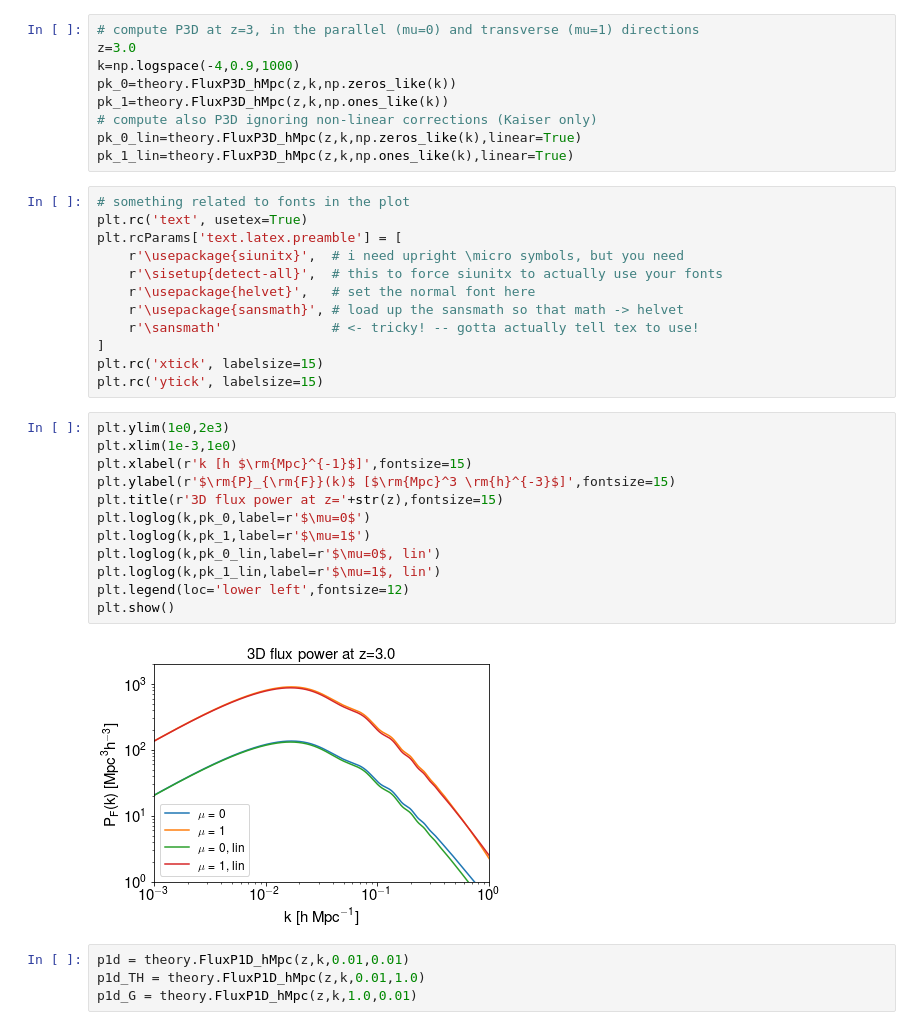
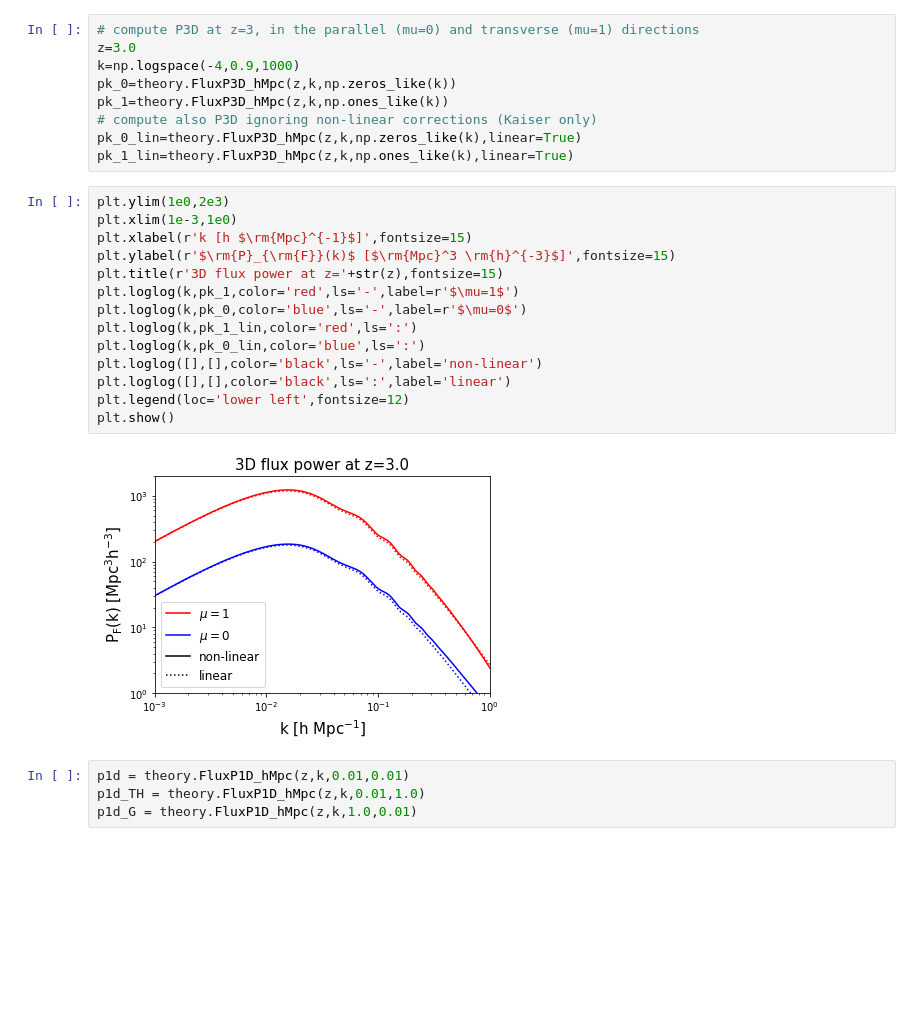
Before and after one commit to igmhub/lyaforecast, a Jupyter notebook: examples/plot_P3D.ipynb, the cells around one changed output. Drawn from its saved outputs; the diff is of its cells as text; blank space fills up the shorter version.

Commit message:
slightly better P1D and P3D plots

```diff
--- a/examples/plot_P3D.ipynb
+++ b/examples/plot_P3D.ipynb
@@ -17,32 +17,22 @@ pk_1=theory.FluxP3D_hMpc(z,k,np.ones_like(k))
 # compute also P3D ignoring non-linear corrections (Kaiser only)
 pk_0_lin=theory.FluxP3D_hMpc(z,k,np.zeros_like(k),linear=True)
 pk_1_lin=theory.FluxP3D_hMpc(z,k,np.ones_like(k),linear=True)
-# %%
-# something related to fonts in the plot
-plt.rc('text', usetex=True)
-plt.rcParams['text.latex.preamble'] = [
-    r'\usepackage{siunitx}',  # i need upright \micro symbols, but you need
-    r'\sisetup{detect-all}',  # this to force siunitx to actually use your fonts
-    r'\usepackage{helvet}',   # set the normal font here
-    r'\usepackage{sansmath}', # load up the sansmath so that math -> helvet
-    r'\sansmath'              # <- tricky! -- gotta actually tell tex to use!
-]
-plt.rc('xtick', labelsize=15)
-plt.rc('ytick', labelsize=15)
 # %%
 plt.ylim(1e0,2e3)
 plt.xlim(1e-3,1e0)
 plt.xlabel(r'k [h $\rm{Mpc}^{-1}$]',fontsize=15)
 plt.ylabel(r'$\rm{P}_{\rm{F}}(k)$ [$\rm{Mpc}^3 \rm{h}^{-3}$]',fontsize=15)
 plt.title(r'3D flux power at z='+str(z),fontsize=15)
-plt.loglog(k,pk_0,label=r'$\mu=0$')
-plt.loglog(k,pk_1,label=r'$\mu=1$')
-plt.loglog(k,pk_0_lin,label=r'$\mu=0$, lin')
-plt.loglog(k,pk_1_lin,label=r'$\mu=1$, lin')
+plt.loglog(k,pk_1,color='red',ls='-',label=r'$\mu=1$')
+plt.loglog(k,pk_0,color='blue',ls='-',label=r'$\mu=0$')
+plt.loglog(k,pk_1_lin,color='red',ls=':')
+plt.loglog(k,pk_0_lin,color='blue',ls=':')
+plt.loglog([],[],color='black',ls='-',label='non-linear')
+plt.loglog([],[],color='black',ls=':',label='linear')
 plt.legend(loc='lower left',fontsize=12)
 plt.show()
 # %% [output]
-[figure, old version]
+[figure, new version]
 # %%
 p1d = theory.FluxP1D_hMpc(z,k,0.01,0.01)
 p1d_TH = theory.FluxP1D_hMpc(z,k,0.01,1.0)
```
Also changed, not shown: parts of 1 cell of this notebook, 3 other files.
